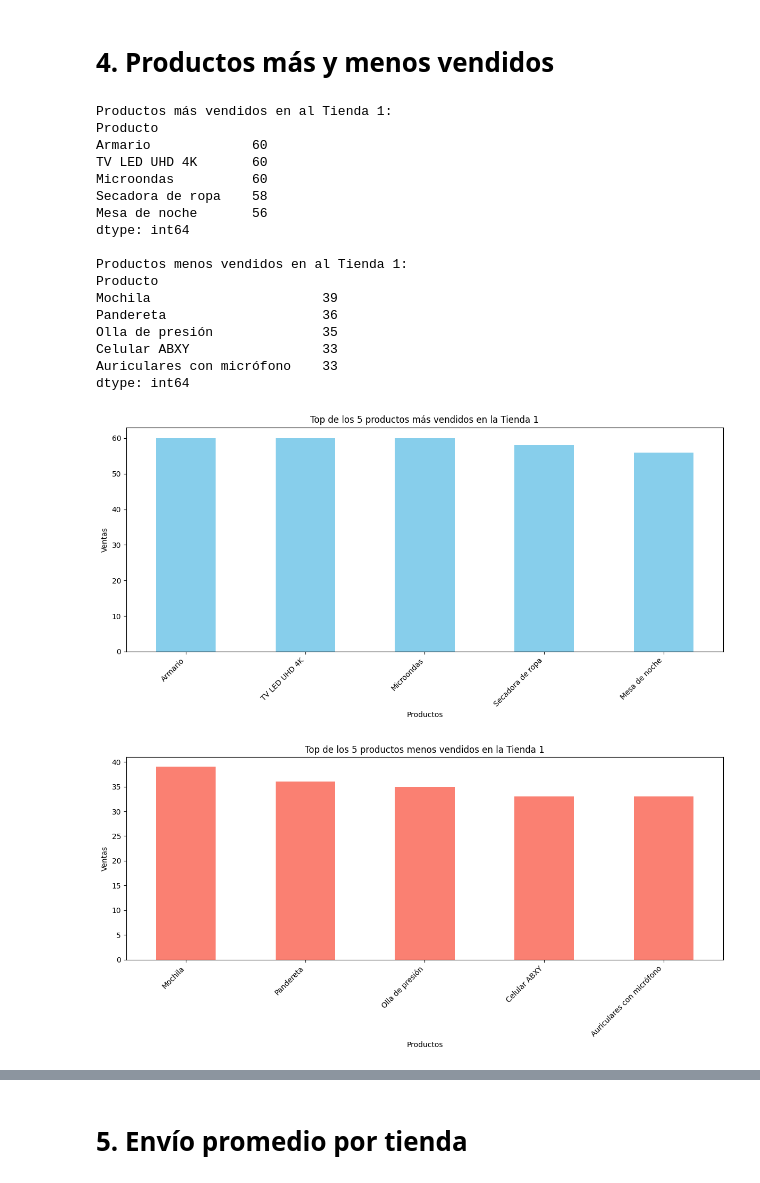
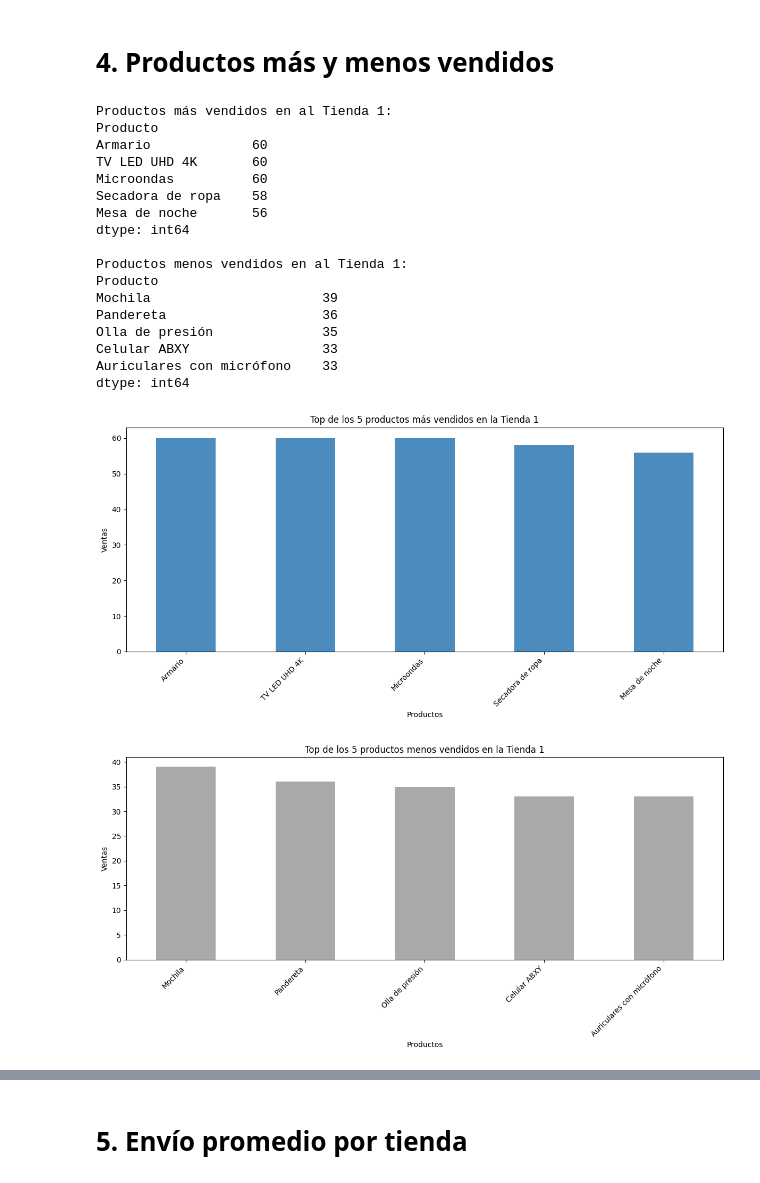
Before and after one commit to Poderosodp/AluraStoreLatam1, a Jupyter notebook: AluraStoreLatam.ipynb, the cells around one changed output, grey strips where cells are left out. Saved outputs shown, nothing was run; the diff lists cells and outputs as text; code cells hidden in the pictures.

```diff
--- a/AluraStoreLatam.ipynb
+++ b/AluraStoreLatam.ipynb
@@ -176,9 +177,11 @@ def product_vendidos_masomenos(tienda_df: pd.DataFrame, nombre_tienda: str):
 
     #Gráfico
     plt.figure(figsize=(12, 6))
+    color_mas = '#4B8BBE'
+    color_menos = '#A9A9A9'
 
     # Productos más vendidos
-    ventas_por_producto.head().plot(kind='bar', color='skyblue', ax=plt.gca())
+    ventas_por_producto.head().plot(kind='bar', color= color_mas, ax=plt.gca())
     plt.title(f'Top de los 5 productos más vendidos en la {nombre_tienda}')
     plt.xlabel('Productos')
     plt.ylabel('Ventas')
@@ -188,39 +191,39 @@ def product_vendidos_masomenos(tienda_df: pd.DataFrame, nombre_tienda: str):
 
     # Productos menos vendidos
     plt.figure(figsize=(12, 6))
-    ventas_por_producto.tail().plot(kind='bar', color='salmon', ax=plt.gca())
+    ventas_por_producto.tail().plot(kind='bar', color= color_menos, ax=plt.gca())
     plt.title(f'Top de los 5 productos menos vendidos en la {nombre_tienda}')
     plt.xlabel('Productos')
     plt.ylabel('Ventas')
     plt.xticks(rotation=45, ha='right')
     plt.tight_layout()
     plt.show()
 
 # Cálculo por tienda
 product_vendidos_masomenos(tienda, 'Tienda 1')
 product_vendidos_masomenos(tienda2, 'Tienda 2')
 product_vendidos_masomenos(tienda3, 'Tienda 3')
 product_vendidos_masomenos(tienda4, 'Tienda 4')
 # %% [output]
 Productos más vendidos en al Tienda 1:
 Producto
 Armario             60
 TV LED UHD 4K       60
 Microondas          60
 Secadora de ropa    58
 Mesa de noche       56
 dtype: int64
 
 Productos menos vendidos en al Tienda 1:
 Producto
 Mochila                      39
 Pandereta                    36
 Olla de presión              35
 Celular ABXY                 33
 Auriculares con micrófono    33
 dtype: int64
-[figure, old version]
+[figure, new version]
-[figure, old version]
+[figure, new version]
 Productos más vendidos en al Tienda 2:
 Producto
 Iniciando en programación    65
```
Also changed, not shown: parts of 3 cells of this notebook.
